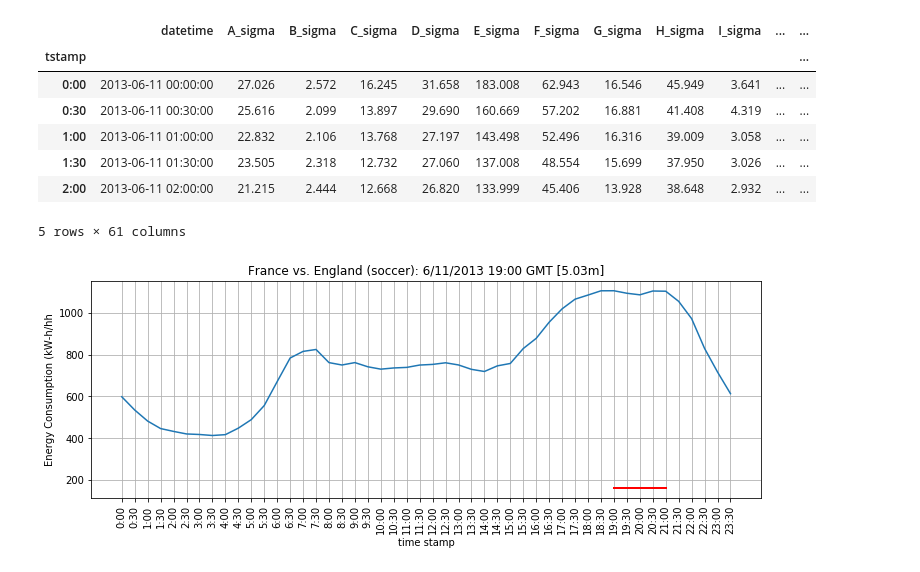
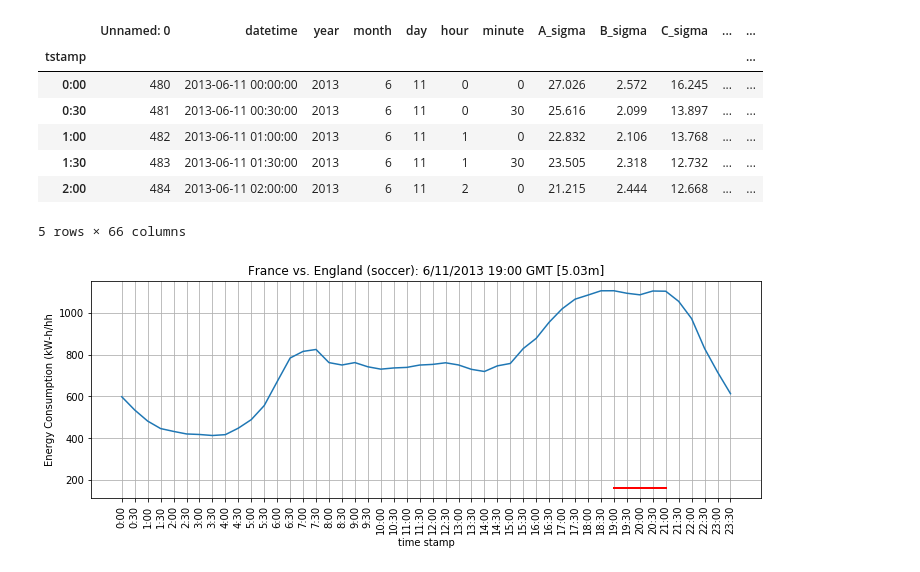
Before and after one commit to group-1-project-1/london-power-analysis, a Jupyter notebook: notebooks/FranceVsEngland2013.ipynb, the cells around one changed output. Cells and saved outputs as stored; diff of their text form; code cells hidden in the pictures.

```diff
--- a/notebooks/FranceVsEngland2013.ipynb
+++ b/notebooks/FranceVsEngland2013.ipynb
@@ -15,21 +1,7 @@ df.head()
-# %%
-from datetime import datetime
-#type(df['datetime'][0])
-#date_time_obj = datetime.strptime(df['datetime'][0], "%m/%d/%Y %H:%M")
-
-# Create two functions that will allow us to create data based on the data in each row.
-
-def dayCalc(row):
-    return pd.to_datetime(row['datetime']).day
-
-def tstampCalc(row):
-    return f"{pd.to_datetime(row['datetime']).hour}:{pd.to_datetime(row['datetime']).minute:02}"
-
-# Create new columns for the day of the month and also a column for the time stamp (e.g. 20:30).
-
-df['day'] = df.apply(dayCalc, axis = 1)
-df['tstamp'] = df.apply(tstampCalc, axis = 1)
-
-# Could also do it with a lambda.
-#df['day'] = pd.to_datetime(df['datetime'])
-#df['day'] = df.apply(lambda row: pd.to_datetime(row['datetime']).day, axis = 1)
+# %%
+# the combined dataset of 2012 and 2013
+import pandas as pd
+from pickup_utilities import *
+df = pd.read_csv("../data/complete.csv")
+df['tstamp'] = df.apply(tstampCalc, axis = 1)
+df.head()
@@ -36,19 +16,19 @@ df['tstamp'] = df.apply(tstampCalc, axis = 1)
 # %%
 # Create a dataframe representing energy consumption for February 11th 2013, the day
 # of the England vs. Italy game.
 
-df_France_England = df.loc[df['day']==11]
+df_France_England = df.loc[df['day']==11].loc[df['month']==6].loc[df['year']==2013]
 df_France_England = df_France_England.set_index(df_France_England["tstamp"])
 df_France_England.head(5)
 # %% [output]
-|  | datetime | A_sigma | B_sigma | C_sigma | D_sigma | E_sigma | F_sigma | G_sigma | H_sigma | I_sigma | ... | ... |
+|  | Unnamed: 0 | datetime | year | month | day | hour | minute | A_sigma | B_sigma | C_sigma | ... | ... |
 | tstamp |  |  |  |  |  |  |  |  |  |  |  | ... |
-| 0:00 | 2013-06-11 00:00:00 | 27.026 | 2.572 | 16.245 | 31.658 | 183.008 | 62.943 | 16.546 | 45.949 | 3.641 | ... | ... |
-| 0:30 | 2013-06-11 00:30:00 | 25.616 | 2.099 | 13.897 | 29.690 | 160.669 | 57.202 | 16.881 | 41.408 | 4.319 | ... | ... |
-| 1:00 | 2013-06-11 01:00:00 | 22.832 | 2.106 | 13.768 | 27.197 | 143.498 | 52.496 | 16.316 | 39.009 | 3.058 | ... | ... |
-| 1:30 | 2013-06-11 01:30:00 | 23.505 | 2.318 | 12.732 | 27.060 | 137.008 | 48.554 | 15.699 | 37.950 | 3.026 | ... | ... |
-| 2:00 | 2013-06-11 02:00:00 | 21.215 | 2.444 | 12.668 | 26.820 | 133.999 | 45.406 | 13.928 | 38.648 | 2.932 | ... | ... |
+| 0:00 | 480 | 2013-06-11 00:00:00 | 2013 | 6 | 11 | 0 | 0 | 27.026 | 2.572 | 16.245 | ... | ... |
+| 0:30 | 481 | 2013-06-11 00:30:00 | 2013 | 6 | 11 | 0 | 30 | 25.616 | 2.099 | 13.897 | ... | ... |
+| 1:00 | 482 | 2013-06-11 01:00:00 | 2013 | 6 | 11 | 1 | 0 | 22.832 | 2.106 | 13.768 | ... | ... |
+| 1:30 | 483 | 2013-06-11 01:30:00 | 2013 | 6 | 11 | 1 | 30 | 23.505 | 2.318 | 12.732 | ... | ... |
+| 2:00 | 484 | 2013-06-11 02:00:00 | 2013 | 6 | 11 | 2 | 0 | 21.215 | 2.444 | 12.668 | ... | ... |
-5 rows × 61 columns
+5 rows × 66 columns
 # %%
 # Plot the day's energy consumption.
 
```
Also changed, not shown: parts of 4 cells of this notebook, 3 other files.
